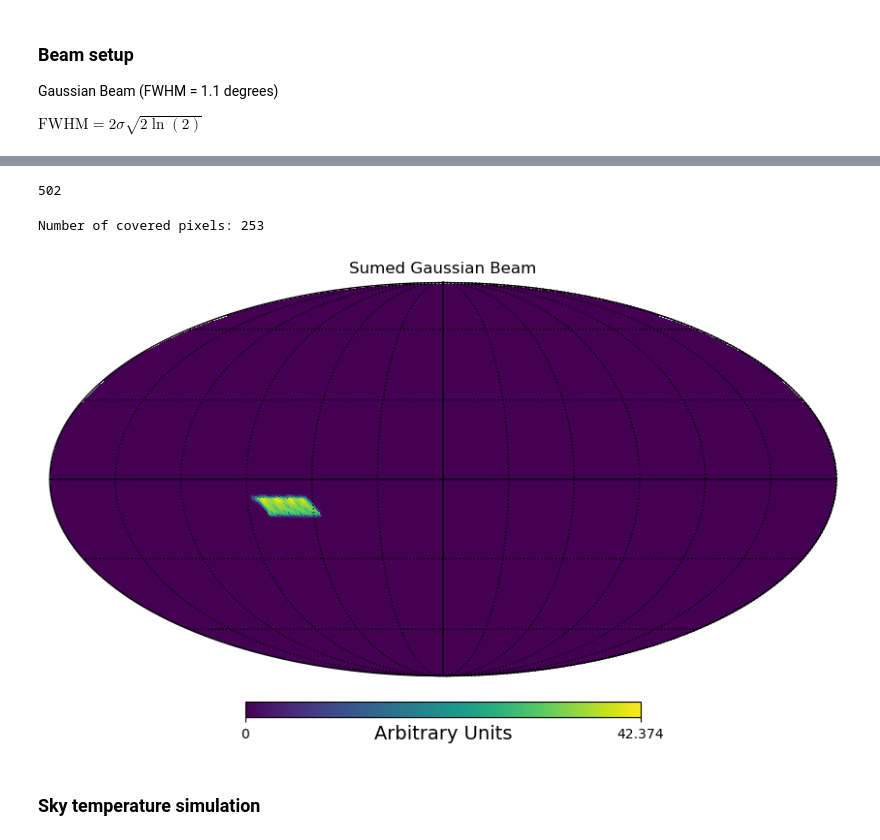
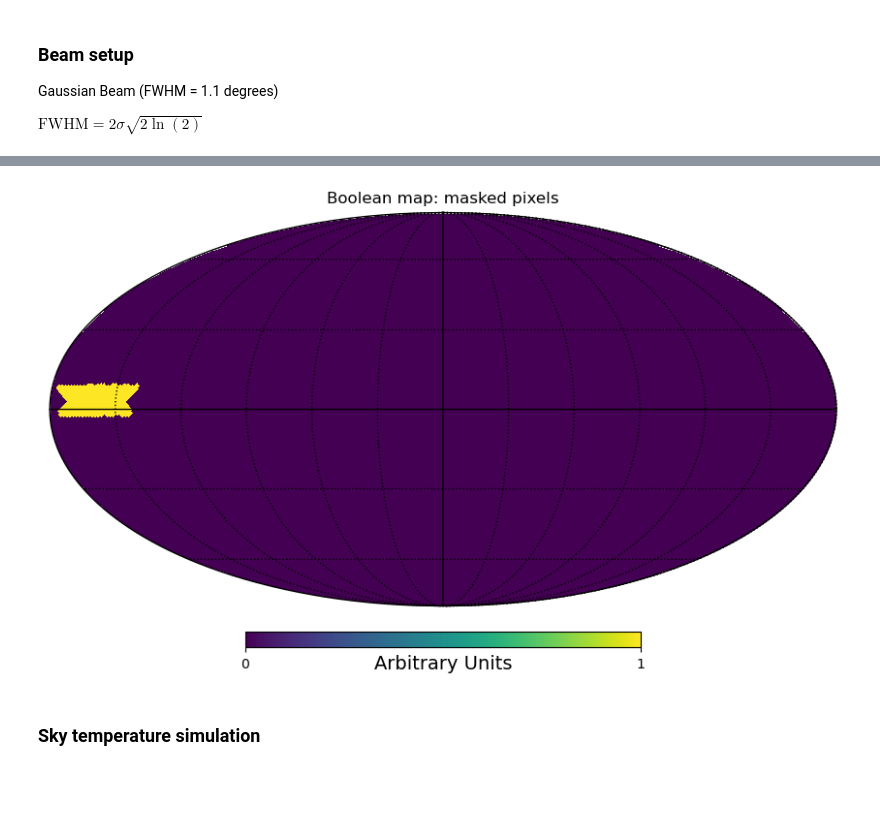
Before and after one commit to zzhang0123/hydra-tod, a Jupyter notebook: notebooks/workflow.ipynb, the cells around one changed output, grey strips where cells are left out. Drawn from its saved outputs; the diff is of its cells as text; code cells hidden in the pictures; blank space fills up the shorter version.

```diff
--- a/notebooks/workflow.ipynb
+++ b/notebooks/workflow.ipynb
@@ -82,0 +23,21 @@ time_list_rising = start_time_rising + TimeDelta(t_list, format='sec')
+# %%
+# Get the timestream of beam centers (theta_c, phi_c) for each scan
+_, theta_c_setting, phi_c_setting = sim_MeerKAT_scan(elevation=41.5, az_s=-60.3, az_e=-42.3, start_time_utc="2019-04-23 20:41:56.397")
+bool_map_setting, _ = stacked_beam_map(theta_c_setting,
+                                       phi_c_setting,
+                                       FWHM=1.1,
+                                       NSIDE=64,
+                                       threshold = 0.0111) # This threshold cut off the beam directions outside the 3sigma region.
+# %%
+
+t_list, theta_c_rising, phi_c_rising = sim_MeerKAT_scan(elevation=40.5, az_s=43.7, az_e=61.7, start_time_utc="2019-03-30 17:19:02.397")
+bool_map_rising, _ = stacked_beam_map(theta_c_rising,
+                                       phi_c_rising,
+                                       FWHM=1.1,
+                                       NSIDE=64,
+                                       threshold = 0.0111)
+# %%
+full_bool_map, pixel_indices = reduce_bool_maps_LOR([bool_map_setting, bool_map_rising])
+
+Tsky_operator_setting = generate_Tsky_proj(full_bool_map, theta_c_setting, phi_c_setting, FWHM=1.1)
+Tsky_operator_rising = generate_Tsky_proj(full_bool_map, theta_c_rising, phi_c_rising, FWHM=1.1)
@@ -195,4 +120,0 @@ valid_pixels = np.where(beam_total_weight_map > cutoff)[0]
-# %%
-len(valid_pixels)
-# %% [output]
-502
@@ -203,45 +120,0 @@ sigma_rad = np.radians(sigma)  # Convert to radians
-# %%
-# Define HEALPix resolution
-NSIDE = 64
-pixels = hp.ang2pix(nside, theta_c, phi_c, nest=False)
-
-NPIX = hp.nside2npix(NSIDE)
-
-# Get HEALPix pixel coordinates (theta, phi)
-theta, phi = hp.pix2ang(NSIDE, np.arange(NPIX))
-
-# Generate a initial boolean map with all pixels zero
-bool_map = np.zeros(NPIX, dtype=bool)
-sum_map = np.zeros(NPIX, dtype=float)
-# ---- Set the threshold ----
-threshold = 1e-1  # Example: Get all pixels where the value is > 0.
-
-for ti in range(ntime):
-    # Compute angular separation between each pixel and the beam center
-    cos_sep = np.cos(theta) * np.cos(theta_c[ti]) + np.sin(theta) * np.sin(theta_c[ti]) * np.cos(phi - phi_c[ti])
-    cos_sep = np.clip(cos_sep, -1, 1)  # Ensure within valid range
-    angular_sep = np.arccos(cos_sep)  # Separation in radians
-    # Compute Gaussian beam response centered at (RA_center, Dec_center)
-    beam_map = np.exp(-0.5 * (angular_sep / sigma_rad) ** 2)
-    # Normalize the beam (optional, ensures peak = 1)
-    beam_map /= np.max(beam_map)
-    sum_map += beam_map
-    # Get the "or" map of the bool_map and beam_map
-    bool_map = np.logical_or(bool_map, beam_map > threshold)
-
-# Count the number of "1" pixels in bool_map
-num_pixels = np.sum(bool_map)
-print(f"Number of covered pixels: {num_pixels}")
-
-# Get the pixel indices of the "1" pixels:
-pixel_indices = np.where(bool_map)[0]
-
-# Save HEALPix map to file
-#hp.write_map("gaussian_beam_pointing.fits", beam_map, overwrite=True)
-
-# Plot the beam in Mollweide projection
-hp.mollview(sum_map, title=f"Sumed Gaussian Beam", unit="Arbitrary Units")
-hp.graticule()
-# %% [output]
-Number of covered pixels: 253
-[figure, removed]
@@ -248,3 +125,5 @@ Number of covered pixels: 253
 # %%
-hp.mollview(bool_map, title=f"Boolean map: masked pixels", unit="Arbitrary Units")
+hp.mollview(full_bool_map, title=f"Boolean map: masked pixels", unit="Arbitrary Units")
 hp.graticule()
+# %% [output]
+[figure, added]
```
Also changed, not shown: parts of 15 cells of this notebook, 2 other files.
